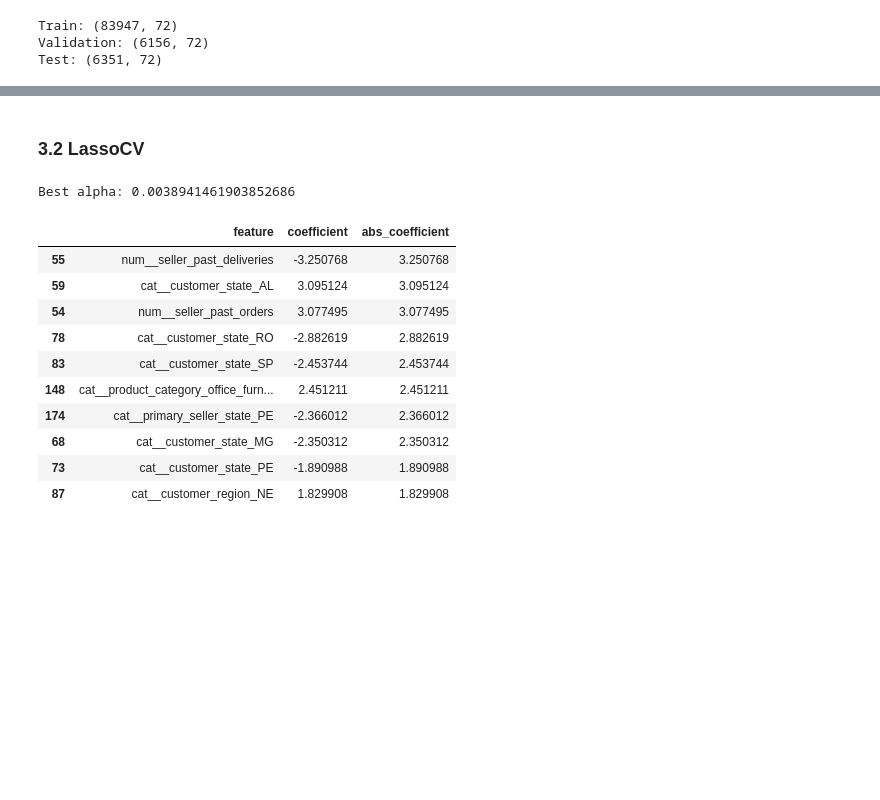
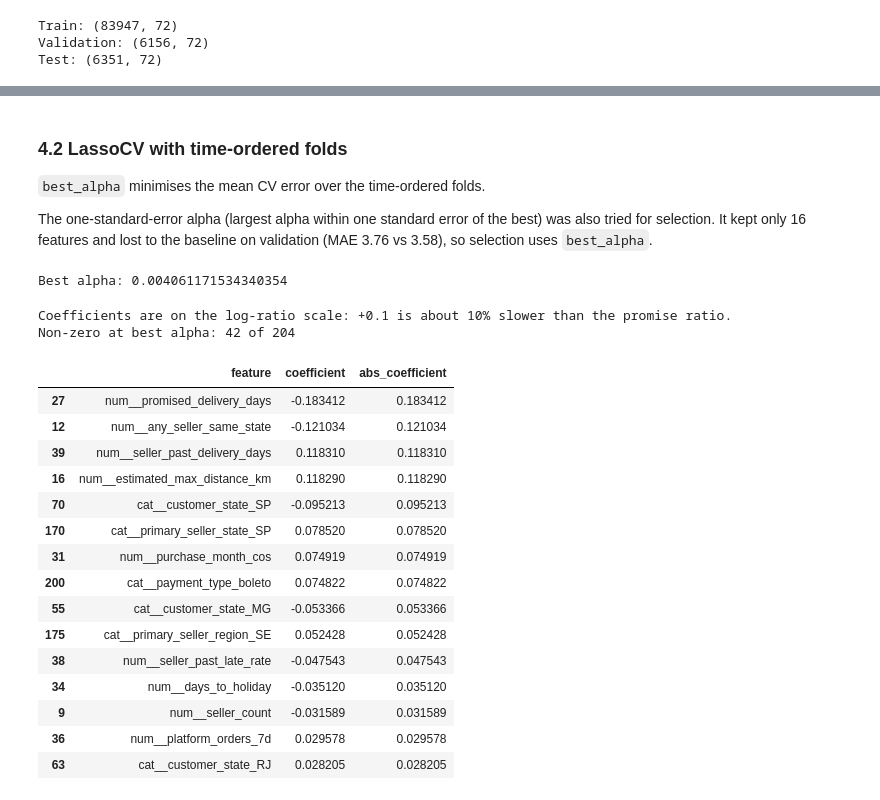
Before and after one commit to zhuamnq/Team2_IT5006_Ecommerce_Analytics_AY2627Sem1, a Jupyter notebook: notebooks/03c_feature_selection.ipynb, the cells around one changed output, grey strips where cells are left out. Cells and saved outputs as stored; diff of their text form; code cells hidden in the pictures; blank space fills up the shorter version.

```diff
--- a/notebooks/03c_feature_selection.ipynb
+++ b/notebooks/03c_feature_selection.ipynb
@@ -13,7 +38,10 @@ from sklearn.metrics import mean_absolute_error, mean_squared_error, r2_score
 # %%
-fe_path = r"D:\NUS Note\IT5006\it5006_project\data\fe_data\features_delivery_time.csv"   # 修改成你的实际路径
+# Cleaned regression file + Part A and Part B features (run 02_preprocessing first)
+df = load_feature_table("regression")
 
-df = pd.read_csv(fe_path)
+df["order_purchase_timestamp"] = pd.to_datetime(
+    df["order_purchase_timestamp"]
+)
 
 print("Dataset shape:", df.shape)
 print("\nColumns:")
@@ -65,6 +93,9 @@ Number of features after Step 1: 65
 ## 2. Remove redundant variables with a correlation greater than 0.90.
 # %%
 # Split the dataset into train, validation, and test sets
+# Sort by purchase time first: TimeSeriesSplit assumes rows are in time order,
+# so each CV fold trains on earlier orders and validates on later ones.
+df = df.sort_values("order_purchase_timestamp").reset_index(drop=True)
 
 train_df = df[df["split"] == "train"].copy()
 
@@ -245,6 +399,10 @@ Numeric count: 58
 Categorical count: 7
 # %% [markdown]
-### 3.2 LassoCV
+### 4.2 LassoCV with time-ordered folds
+
+`best_alpha` minimises the mean CV error over the time-ordered folds.
+
+The one-standard-error alpha (largest alpha within one standard error of the best) was also tried for selection. It kept only 16 features and lost to the baseline on validation (MAE 3.76 vs 3.58), so selection uses `best_alpha`.
 # %%
 lasso_pipeline = Pipeline([
     (
@@ -254,66 +412,67 @@ lasso_pipeline = Pipeline([
     (
         "lasso",
         LassoCV(
-            cv=5,
-            random_state=42,
-            max_iter=20000,
-            n_alphas=100
+            cv=tscv,
+            max_iter=20000
         )
     )
 ])
 
 lasso_pipeline.fit(
     X_train,
-    y_train
+    y_train_ratio
 )
 
-best_alpha = (
-    lasso_pipeline
-    .named_steps["lasso"]
-    .alpha_
-)
+lasso_cv = lasso_pipeline.named_steps["lasso"]
+
+best_alpha = lasso_cv.alpha_
 
 print("Best alpha:", best_alpha)
 # %% [output]
-Best alpha: 0.0038941461903852686
+Best alpha: 0.004061171534340354
 # %%
-# check Lasso coefficients
+# check Lasso coefficients (at best alpha, fitted on the full training set)
 feature_names = (
     lasso_pipeline
     .named_steps["preprocessor"]
     .get_feature_names_out()
 )
 
-lasso_coef = (
-    lasso_pipeline
-    .named_steps["lasso"]
-    .coef_
-)
+lasso_coef = lasso_cv.coef_
 
 coef_df = pd.DataFrame({
     "feature": feature_names,
     "coefficient": lasso_coef
 })
 
 coef_df["abs_coefficient"] = (
     coef_df["coefficient"].abs()
 )
 
 coef_df = coef_df.sort_values(
     "abs_coefficient",
     ascending=False
 )
 
-display(coef_df.head(10))
+print("Coefficients are on the log-ratio scale: +0.1 is about 10% slower than the promise ratio.")
+print("Non-zero at best alpha:", (lasso_coef != 0).sum(), "of", len(lasso_coef))
+display(coef_df.head(15))
 # %% [output]
+Coefficients are on the log-ratio scale: +0.1 is about 10% slower than the promise ratio.
+Non-zero at best alpha: 42 of 204
 |  | feature | coefficient | abs_coefficient |
-| 55 | num__seller_past_deliveries | -3.250768 | 3.250768 |
-| 59 | cat__customer_state_AL | 3.095124 | 3.095124 |
-| 54 | num__seller_past_orders | 3.077495 | 3.077495 |
-| 78 | cat__customer_state_RO | -2.882619 | 2.882619 |
-| 83 | cat__customer_state_SP | -2.453744 | 2.453744 |
-| 148 | cat__product_category_office_furn... | 2.451211 | 2.451211 |
-| 174 | cat__primary_seller_state_PE | -2.366012 | 2.366012 |
-| 68 | cat__customer_state_MG | -2.350312 | 2.350312 |
-| 73 | cat__customer_state_PE | -1.890988 | 1.890988 |
-| 87 | cat__customer_region_NE | 1.829908 | 1.829908 |
+| 27 | num__promised_delivery_days | -0.183412 | 0.183412 |
+| 12 | num__any_seller_same_state | -0.121034 | 0.121034 |
+| 39 | num__seller_past_delivery_days | 0.118310 | 0.118310 |
+| 16 | num__estimated_max_distance_km | 0.118290 | 0.118290 |
+| 70 | cat__customer_state_SP | -0.095213 | 0.095213 |
+| 170 | cat__primary_seller_state_SP | 0.078520 | 0.078520 |
+| 31 | num__purchase_month_cos | 0.074919 | 0.074919 |
+| 200 | cat__payment_type_boleto | 0.074822 | 0.074822 |
+| 55 | cat__customer_state_MG | -0.053366 | 0.053366 |
+| 175 | cat__primary_seller_region_SE | 0.052428 | 0.052428 |
+| 38 | num__seller_past_late_rate | -0.047543 | 0.047543 |
+| 34 | num__days_to_holiday | -0.035120 | 0.035120 |
+| 9 | num__seller_count | -0.031589 | 0.031589 |
+| 36 | num__platform_orders_7d | 0.029578 | 0.029578 |
+| 63 | cat__customer_state_RJ | 0.028205 | 0.028205 |
```
Also changed, not shown: parts of 22 cells of this notebook, 1 other file.
